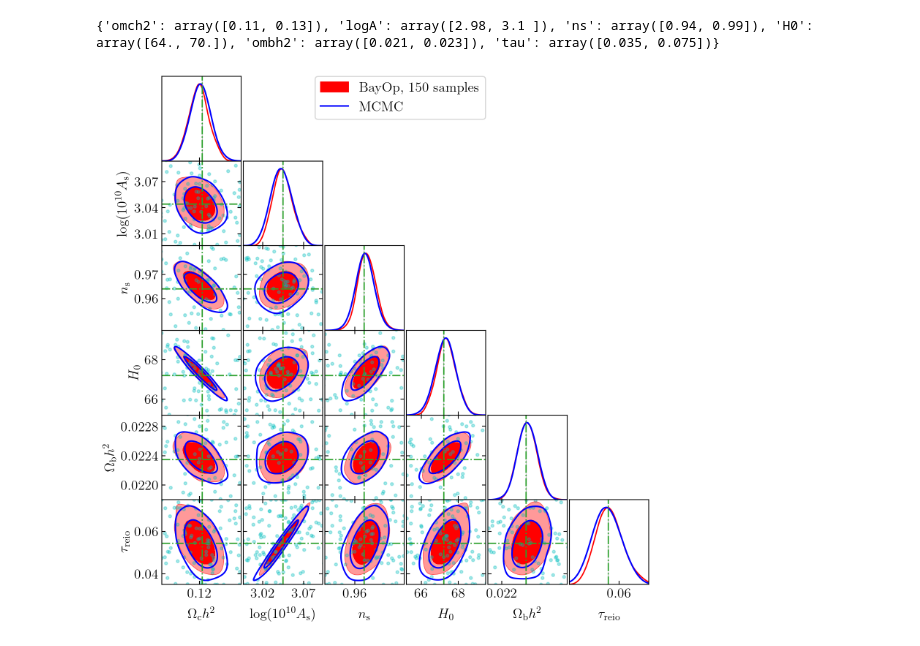
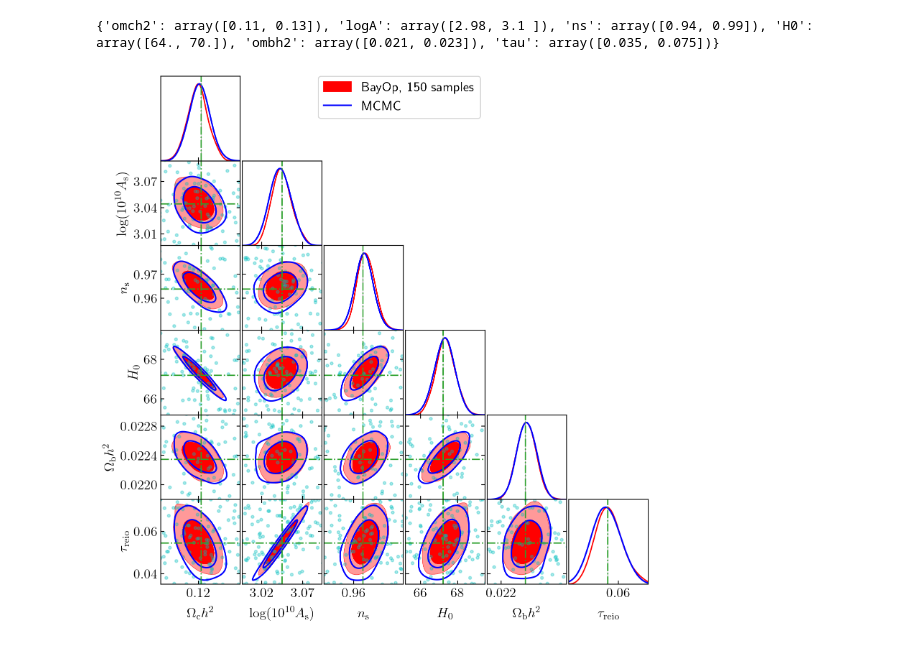
Before and after one commit to Ameek94/BOBE, a Jupyter notebook: examples/cosmo_input/Results_LCDM.ipynb, the cells around one changed output. Cells and saved outputs as stored; diff of their text form; code cells hidden in the pictures.

```diff
--- a/examples/cosmo_input/Results_LCDM.ipynb
+++ b/examples/cosmo_input/Results_LCDM.ipynb
@@ -13,19 +13,23 @@ from getdist import loadMCSamples
 from getdist.types import ResultTable
 from cobaya.samplers.mcmc import plot_progress
 print('GetDist Version: %s, Matplotlib version: %s'%(getdist.__version__, matplotlib.__version__))
-font = {'size'   : 16, 'family': 'serif'}
-axislabelfontsize='large'
-matplotlib.rc('font', **font)
-# matplotlib.mathtext.rcParams['legend.fontsize']='medium'
-cycle = plt.rcParams['axes.prop_cycle'].by_key()['color']
-# font = {'size'   : 18, 'family':'Latin Modern Roman'}
-axislabelfontsize='large'
+# font = {'size'   : 16, 'family': 'serif'}
+# axislabelfontsize='large'
 # matplotlib.rc('font', **font)
-# matplotlib.mathtext.rcParams['legend.fontsize']='medium'
+# # matplotlib.mathtext.rcParams['legend.fontsize']='medium'
+# cycle = plt.rcParams['axes.prop_cycle'].by_key()['color']
+# # font = {'size'   : 18, 'family':'Latin Modern Roman'}
+# axislabelfontsize='large'
+# # matplotlib.rc('font', **font)
+# # matplotlib.mathtext.rcParams['legend.fontsize']='medium'
+# matplotlib.rc('text', usetex=True)
+# matplotlib.rc('font', size=18)
+# matplotlib.rc('legend', fontsize=16)
+# matplotlib.rc('text.latex', preamble=r'\usepackage{lmodern}\usepackage{amsmath}\usepackage{amssymb}')
+
+matplotlib.rc('font', size=14)
+matplotlib.rc('legend', fontsize=14)
 matplotlib.rc('text', usetex=True)
-matplotlib.rc('font', size=18)
-matplotlib.rc('legend', fontsize=16)
-# matplotlib.rc('text.latex', preamble=r'\usepackage{lmodern}\usepackage{amsmath}\usepackage{amssymb}')
 # %% [output]
 GetDist Version: 1.4.7, Matplotlib version: 3.8.3
 # %%
@@ -89,24 +93,24 @@ train_x = np.loadtxt('train_x_2.txt')
 # %%
 g = plots.get_subplot_plotter(width_inch=8)
 g.settings.axes_fontsize=18
 g.settings.axes_labelsize = 18
 g.settings.legend_fontsize = 18
 g.settings.title_limit_fontsize = 14
 g.triangle_plot([gp_samples_nuts,samples], keys,filled=[True,False],contour_lws=[1.25,1.5,1.],
                   contour_colors=['red','blue','black'],markers = markers_bf, #,title_limit=1,
                   marker_args={'lw': 1.25, 'ls': '-.', 'color': 'C2'}
-                  ,legend_labels=[f'BayOp, 150 samples','MCMC']) #,param_limits=cosmo.bounds_dict) # type: ignore
+                  ,legend_labels=['BayOp, 150 samples','MCMC']) #,param_limits=cosmo.bounds_dict) # type: ignore
 # #                                 legend_labels=[f'GP fit, N = {gp.train_y.shape[0]} samples','True Distribution','HMC on GP fit'],
 # #                                 contour_lws=[1,1.5,1.],markers = dict(zip(names,f_mean)),
 # #                                 marker_args={'lw': 1.25, 'ls': '-', 'color': 'C2'},title_limit=1 ) # type: ignore
 
 g.export('LCDM_BO.pdf')
 for i in range(6):
     ax = g.subplots[i,i]
     ax.axvline(bf[i], color='C2', ls='-.',lw=1.25)
     for j in range(i+1,6):
         ax = g.subplots[j,i]
         ax.scatter(train_x[:,i],train_x[:,j],alpha=0.33,color='c',s=8)
 g.export('LCDM_BO_points.pdf')
 # %% [output]
-[figure, old version]
+[figure, new version]
```
Also changed, not shown: 10 other files.
